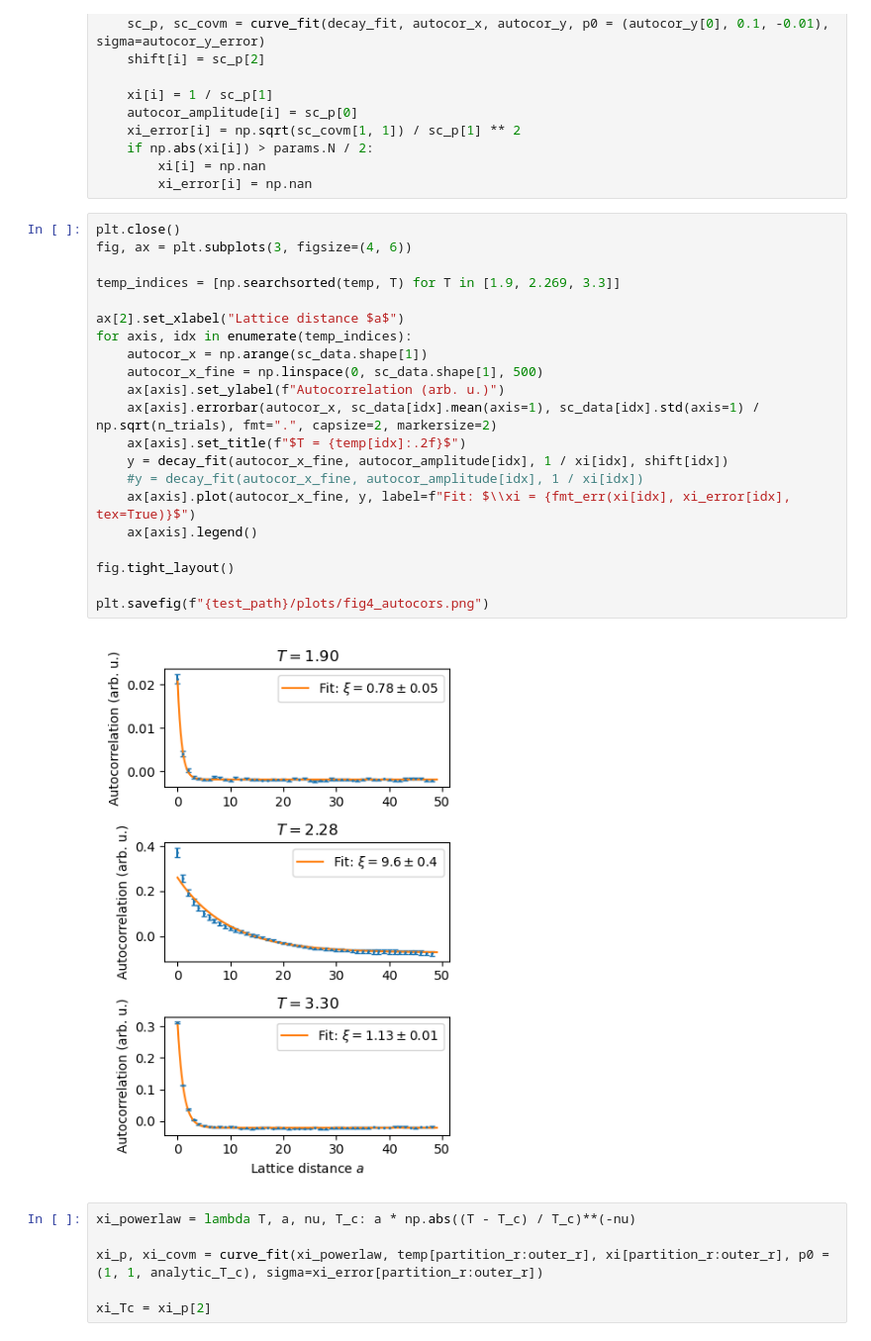
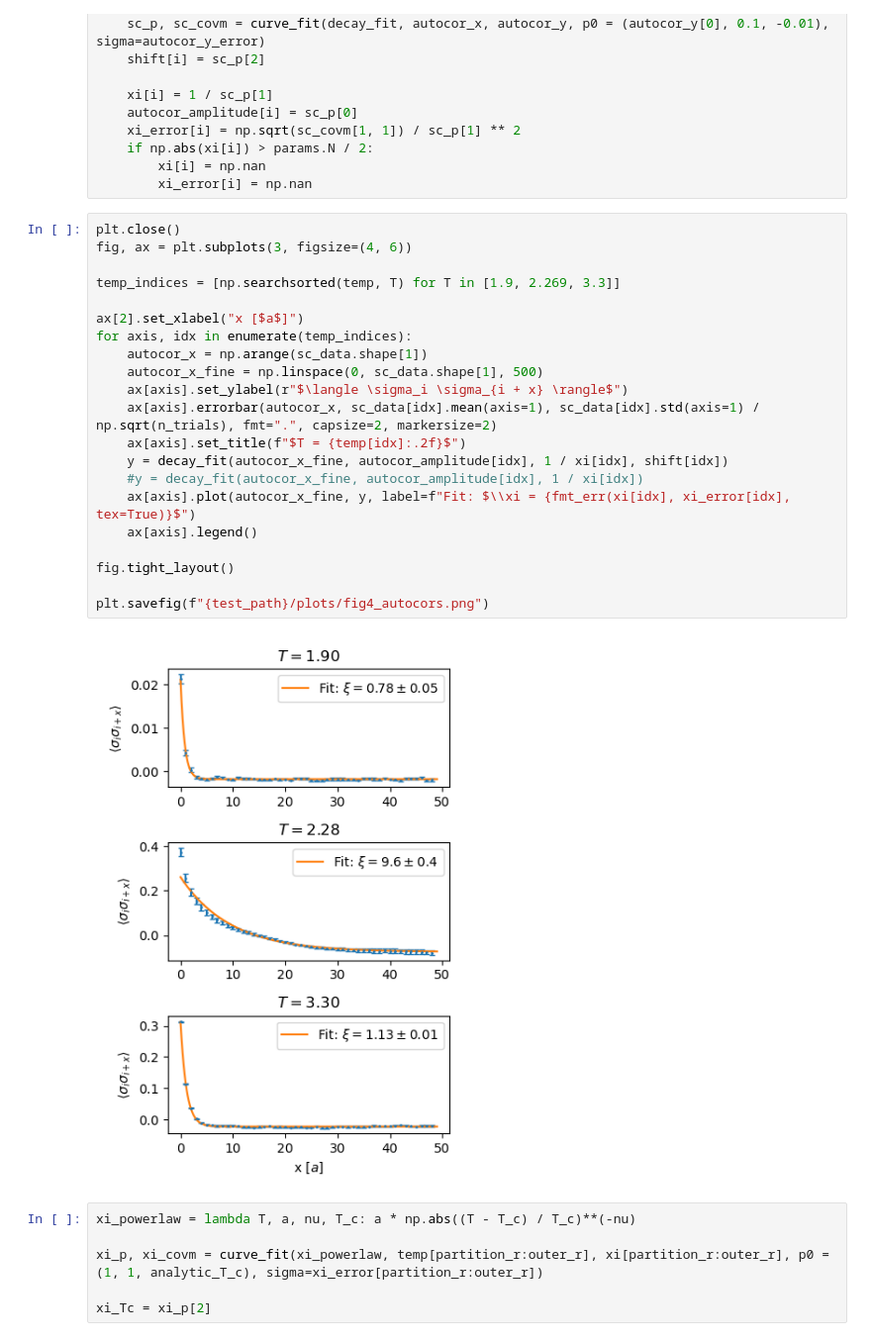
Before and after one commit to aderhall/phys382ising, a Jupyter notebook: analysis_notebooks/fit_observables.ipynb, the cells around one changed output. Shown at 99% size. Saved outputs shown, nothing was run; the diff lists cells and outputs as text.

```diff
--- a/analysis_notebooks/fit_observables.ipynb
+++ b/analysis_notebooks/fit_observables.ipynb
@@ -405,26 +405,26 @@ for i in range(len(temp)):
 # %%
 plt.close()
 fig, ax = plt.subplots(3, figsize=(4, 6))
 
 temp_indices = [np.searchsorted(temp, T) for T in [1.9, 2.269, 3.3]]
 
-ax[2].set_xlabel("Lattice distance $a$")
+ax[2].set_xlabel("x [$a$]")
 for axis, idx in enumerate(temp_indices):
     autocor_x = np.arange(sc_data.shape[1])
     autocor_x_fine = np.linspace(0, sc_data.shape[1], 500)
-    ax[axis].set_ylabel(f"Autocorrelation (arb. u.)")
+    ax[axis].set_ylabel(r"$\langle \sigma_i \sigma_{i + x} \rangle$")
     ax[axis].errorbar(autocor_x, sc_data[idx].mean(axis=1), sc_data[idx].std(axis=1) / np.sqrt(n_trials), fmt=".", capsize=2, markersize=2)
     ax[axis].set_title(f"$T = {temp[idx]:.2f}$")
     y = decay_fit(autocor_x_fine, autocor_amplitude[idx], 1 / xi[idx], shift[idx])
     #y = decay_fit(autocor_x_fine, autocor_amplitude[idx], 1 / xi[idx])
     ax[axis].plot(autocor_x_fine, y, label=f"Fit: $\\xi = {fmt_err(xi[idx], xi_error[idx], tex=True)}$")
     ax[axis].legend()
 
 fig.tight_layout()
 
 plt.savefig(f"{test_path}/plots/fig4_autocors.png")
 # %% [output]
-[figure, old version]
+[figure, new version]
 # %%
 xi_powerlaw = lambda T, a, nu, T_c: a * np.abs((T - T_c) / T_c)**(-nu)
 
```
Also changed, not shown: parts of 2 cells of this notebook, 25 other files.
